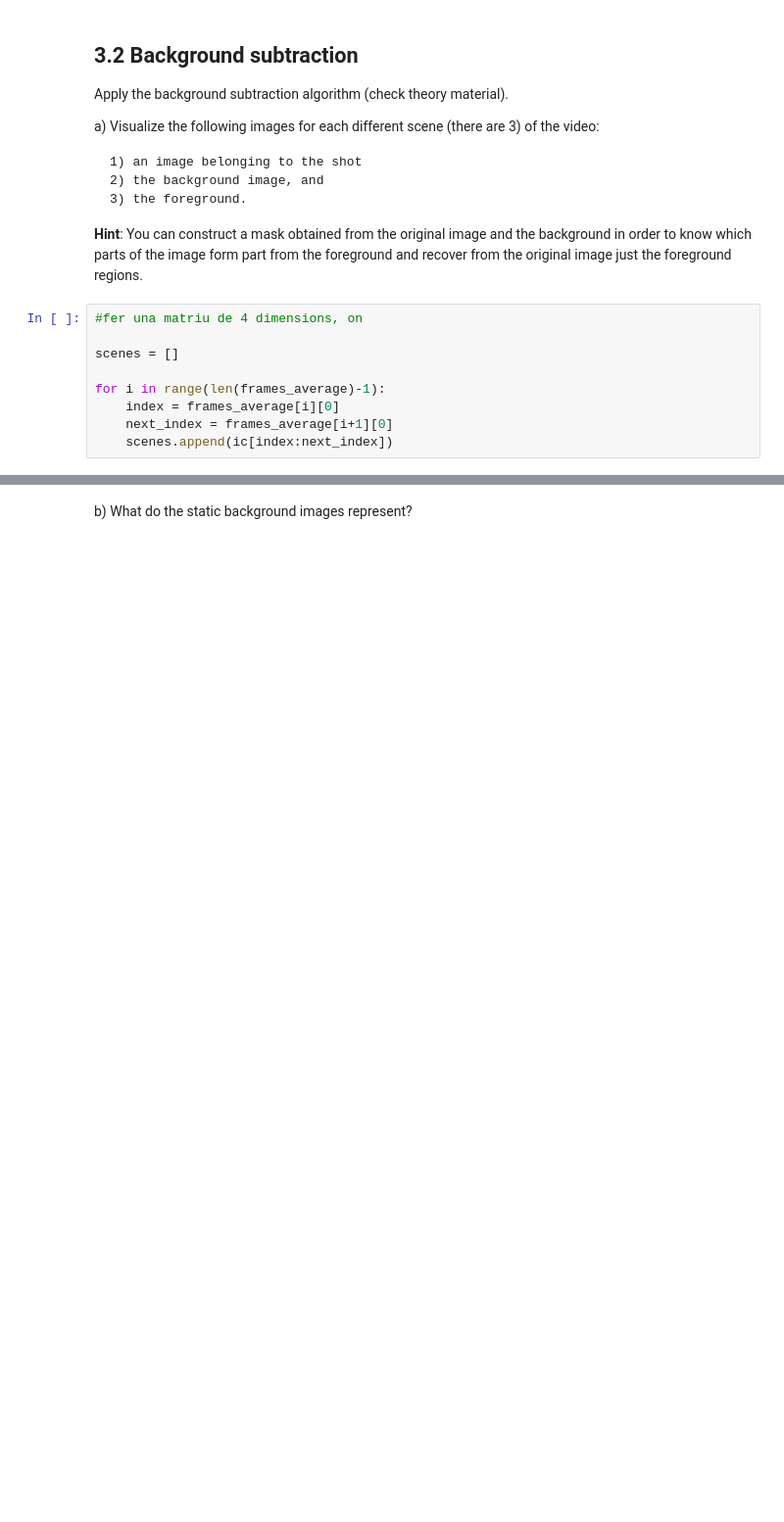
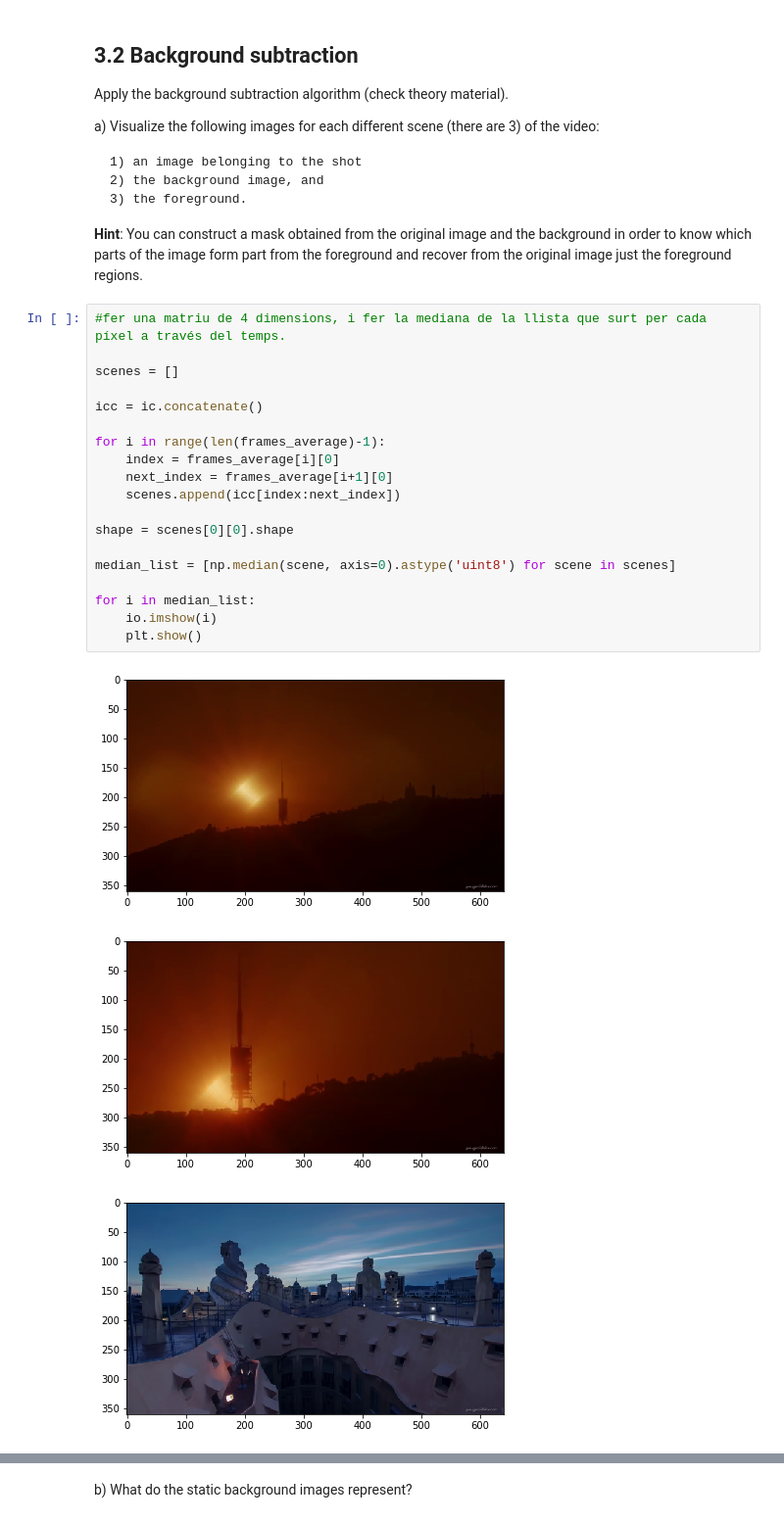
Before and after one commit to PauSolerValades/VA, a Jupyter notebook: Practica3/P3_1stPart/p3_1st_part_2solve.ipynb, the cells around one changed output, grey strips where cells are left out. Shown: that part at 98% size. Cells and saved outputs as stored; diff of their text form; blank space fills up the shorter version.

```diff
--- a/Practica3/P3_1stPart/p3_1st_part_2solve.ipynb
+++ b/Practica3/P3_1stPart/p3_1st_part_2solve.ipynb
@@ -271,11 +265,25 @@ a) Visualize the following images for each different scene (there are 3) of the
 
 **Hint**: You can construct a mask obtained from the original image and the background in order to know which parts of the image form part from the foreground and recover from the original image just the foreground regions.
 # %%
-#fer una matriu de 4 dimensions, on
+#fer una matriu de 4 dimensions, i fer la mediana de la llista que surt per cada píxel a través del temps.
 
 scenes = []
+
+icc = ic.concatenate()
 
 for i in range(len(frames_average)-1):
     index = frames_average[i][0]
     next_index = frames_average[i+1][0]
-    scenes.append(ic[index:next_index])
+    scenes.append(icc[index:next_index])
+
+shape = scenes[0][0].shape
+
+median_list = [np.median(scene, axis=0).astype('uint8') for scene in scenes]
+
+for i in median_list:
+    io.imshow(i)
+    plt.show()
+# %% [output]
+[figure, added]
+[figure, added]
+[figure, added]
```
Also changed, not shown: parts of 5 cells of this notebook.
